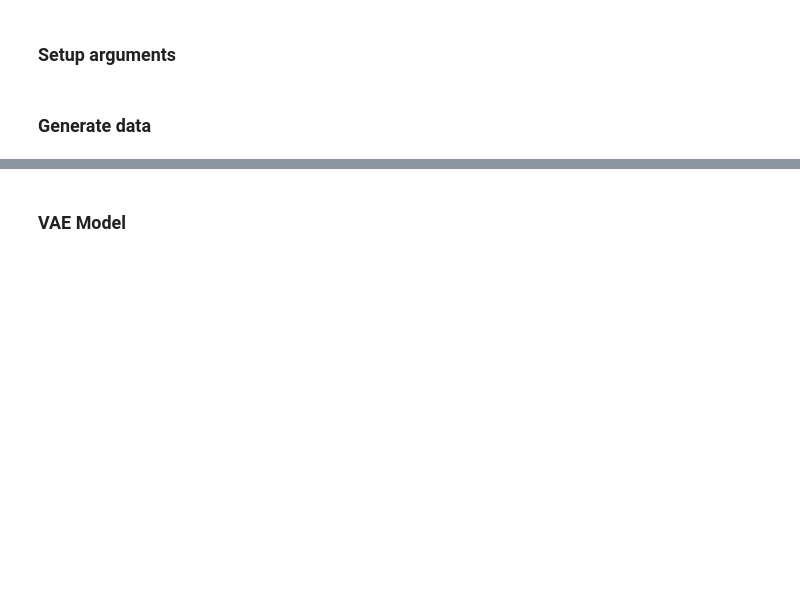
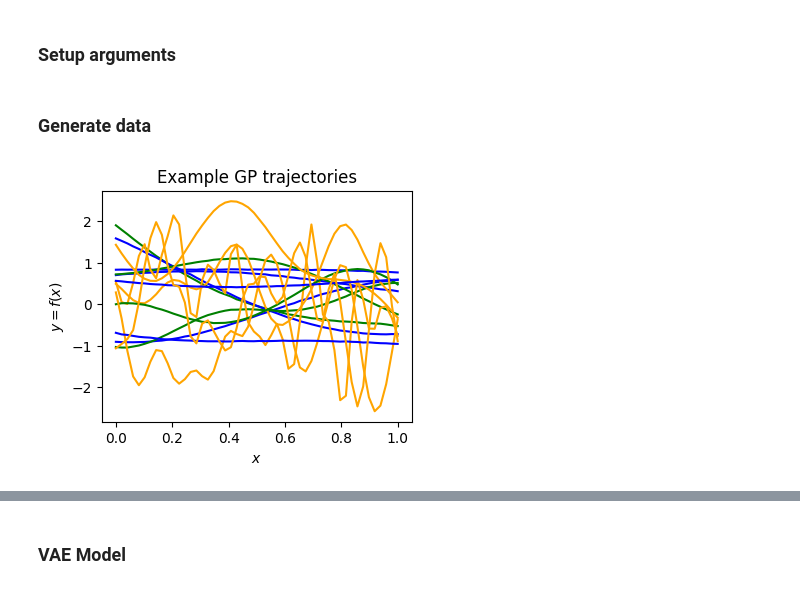
Before and after one commit to elizavetasemenova/PriorCVAE_JAX, a Jupyter notebook: examples/GP-PriorCVAE.ipynb, the cells around one changed output, grey strips where cells are left out. Cells and saved outputs as stored; diff of their text form; code cells hidden in the pictures; blank space fills up the shorter version.

```diff
--- a/examples/GP-PriorCVAE.ipynb
+++ b/examples/GP-PriorCVAE.ipynb
@@ -102 +67,18 @@ test_loader_iter  = iter(test_loader)
+# %%
+fig, ax = plt.subplots(figsize=(4,3))
+for i in range(15):
+    if sample_ls_train[i] <= 0.2:
+        col = 'orange'
+    elif sample_ls_train[i] <= 0.6:
+        col = 'green'
+    else:
+        col = 'blue'
+    ax.plot(sample_x_train[i], sample_y_train[i], color=col)
+ax.set_xlabel('$x$')
+ax.set_ylabel('$y=f(x)$')
+ax.set_title('Example GP trajectories')
+
+plt.show()
+# %% [output]
+[figure, added]
 # %%
```
Also changed, not shown: parts of 16 cells of this notebook, 7 other files.
